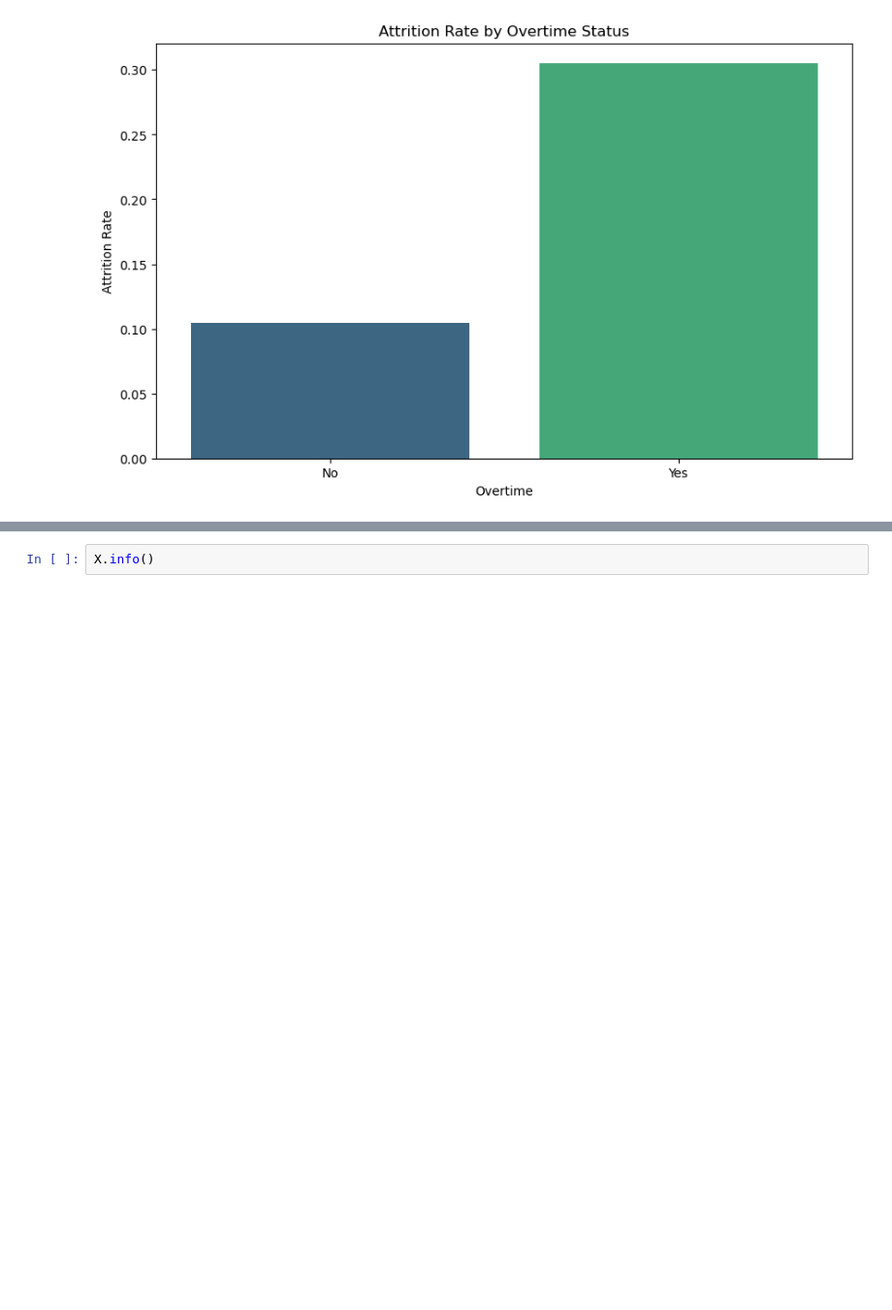
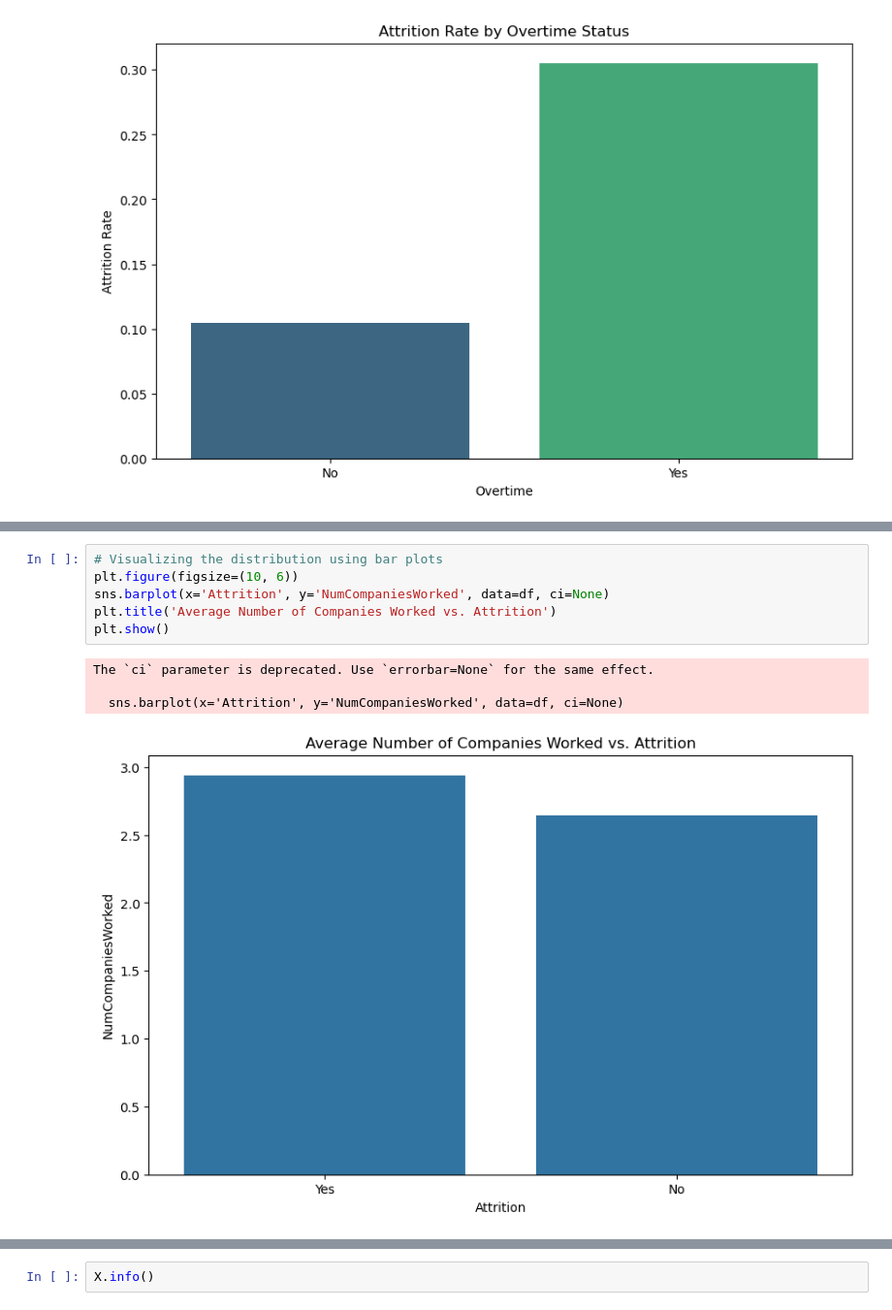
Before and after one commit to Eric-MK/analysing-and-predicting-attrition-rate, a Jupyter notebook: task.ipynb, the cells around one changed output, grey strips where cells are left out. Shown at 97% size. Saved outputs shown, nothing was run; the diff lists cells and outputs as text; blank space fills up the shorter version.

```diff
--- a/task.ipynb
+++ b/task.ipynb
@@ -247,0 +266,11 @@ Passing `palette` without assigning `hue` is deprecated and will be removed in v
+# %%
+# Visualizing the distribution using bar plots
+plt.figure(figsize=(10, 6))
+sns.barplot(x='Attrition', y='NumCompaniesWorked', data=df, ci=None)
+plt.title('Average Number of Companies Worked vs. Attrition')
+plt.show()
+# %% [output]
+The `ci` parameter is deprecated. Use `errorbar=None` for the same effect.
+
+  sns.barplot(x='Attrition', y='NumCompaniesWorked', data=df, ci=None)
+[figure, added]
```
Also changed, not shown: parts of 20 cells of this notebook.
